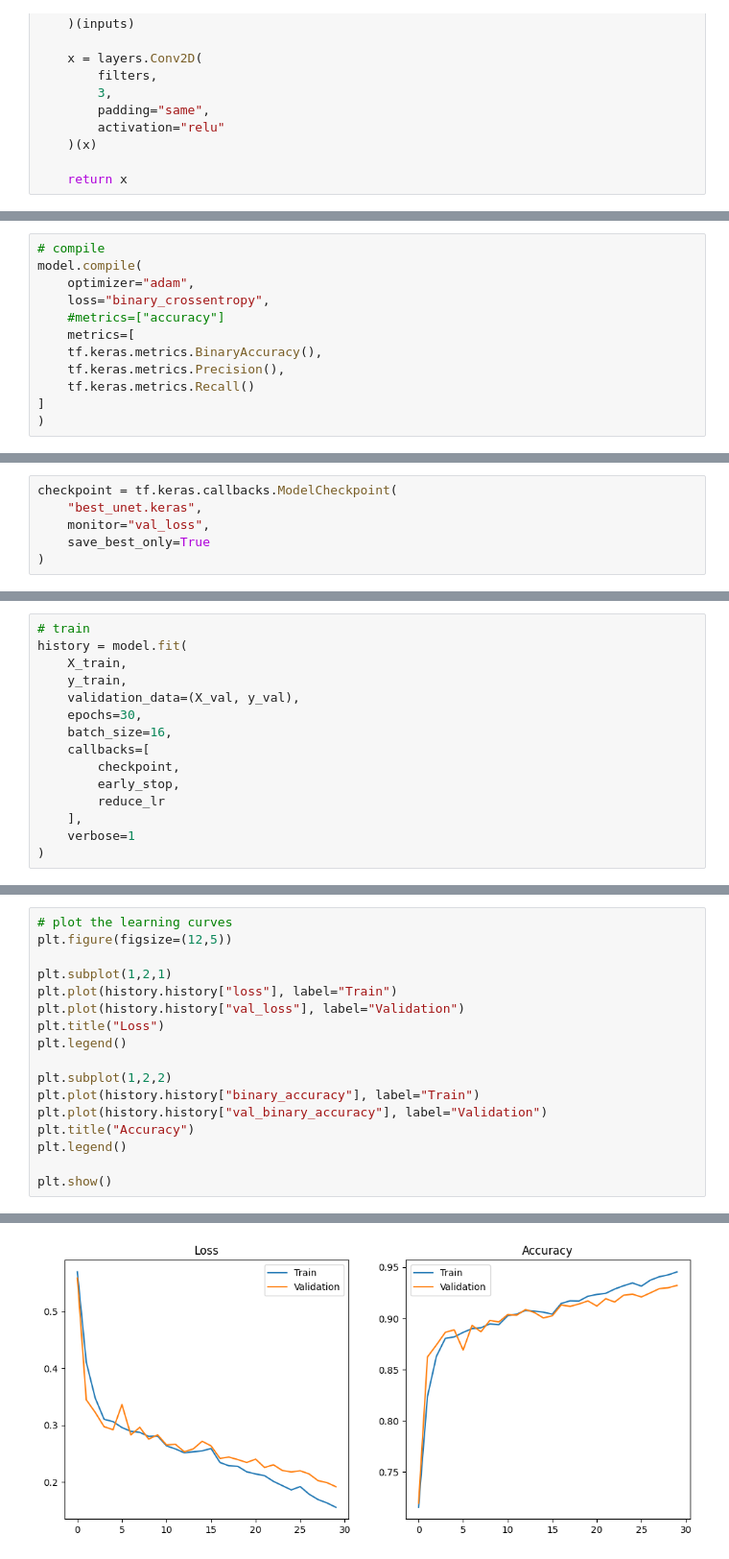
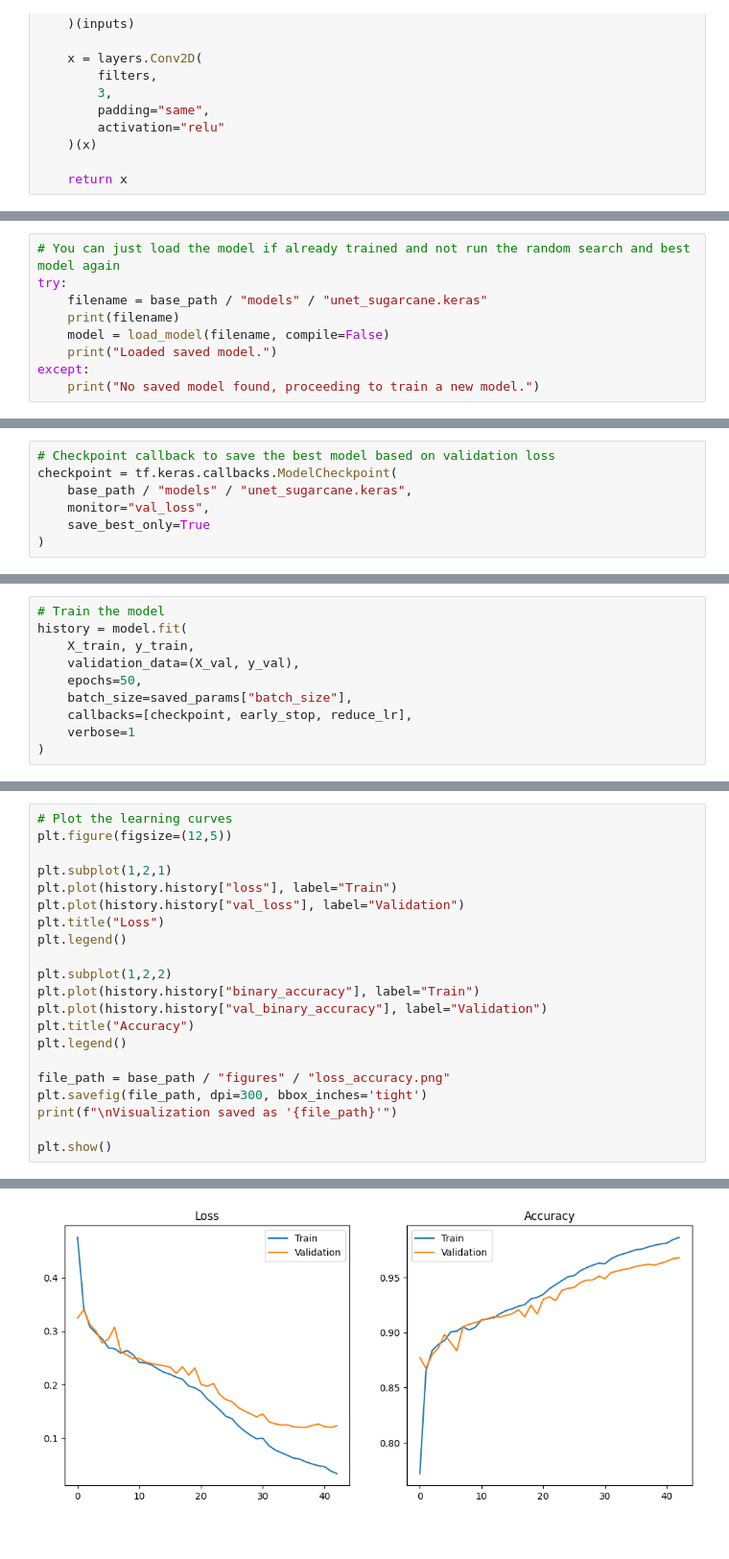
Before and after one commit to ferdesmello/spacesugar, a Jupyter notebook: training.ipynb, the cells around one changed output, grey strips where cells are left out. Shown at 96% size. Cells and saved outputs as stored; diff of their text form.

```diff
--- a/training.ipynb
+++ b/training.ipynb
@@ -263,12 +242,0 @@ Model: "functional"
-# %%
-# compile
-model.compile(
-    optimizer="adam",
-    loss="binary_crossentropy",
-    #metrics=["accuracy"]
-	metrics=[
-    tf.keras.metrics.BinaryAccuracy(),
-    tf.keras.metrics.Precision(),
-    tf.keras.metrics.Recall()
-]
-)
@@ -281,0 +416,9 @@ tf.keras.utils.plot_model(
+# %%
+# You can just load the model if already trained and not run the random search and best model again
+try:
+    filename = base_path / "models" / "unet_sugarcane.keras"
+    print(filename)
+    model = load_model(filename, compile=False)
+    print("Loaded saved model.")
+except:
+    print("No saved model found, proceeding to train a new model.")
@@ -282,6 +430,7 @@ tf.keras.utils.plot_model(
 # %%
+# Checkpoint callback to save the best model based on validation loss
 checkpoint = tf.keras.callbacks.ModelCheckpoint(
-    "best_unet.keras",
+    base_path / "models" / "unet_sugarcane.keras",
     monitor="val_loss",
     save_best_only=True
 )
@@ -322,16 +452,11 @@ float32
 # %%
-# train
+# Train the model
 history = model.fit(
-    X_train,
-    y_train,
+    X_train, y_train,
     validation_data=(X_val, y_val),
-    epochs=30,
-    batch_size=16,
-    callbacks=[
-        checkpoint,
-        early_stop,
-        reduce_lr
-    ],
+    epochs=50,
+    batch_size=saved_params["batch_size"],
+    callbacks=[checkpoint, early_stop, reduce_lr],
     verbose=1
 )
 # %% [output]
@@ -366,5 +485,5 @@ model.save(base_path / "models" / "unet_sugarcane.keras")
 # %%
-# plot the learning curves
+# Plot the learning curves
 plt.figure(figsize=(12,5))
 
 plt.subplot(1,2,1)
@@ -379,5 +498,9 @@ plt.plot(history.history["val_binary_accuracy"], label="Validation")
 plt.title("Accuracy")
 plt.legend()
 
+file_path = base_path / "figures" / "loss_accuracy.png"
+plt.savefig(file_path, dpi=300, bbox_inches='tight')
+print(f"\nVisualization saved as '{file_path}'")
+
 plt.show()
 # %% [output]
@@ -384 +508 @@ plt.show()
-[figure, old version]
+[figure, new version]
```
Also changed, not shown: parts of 37 cells of this notebook, 14 other files.
